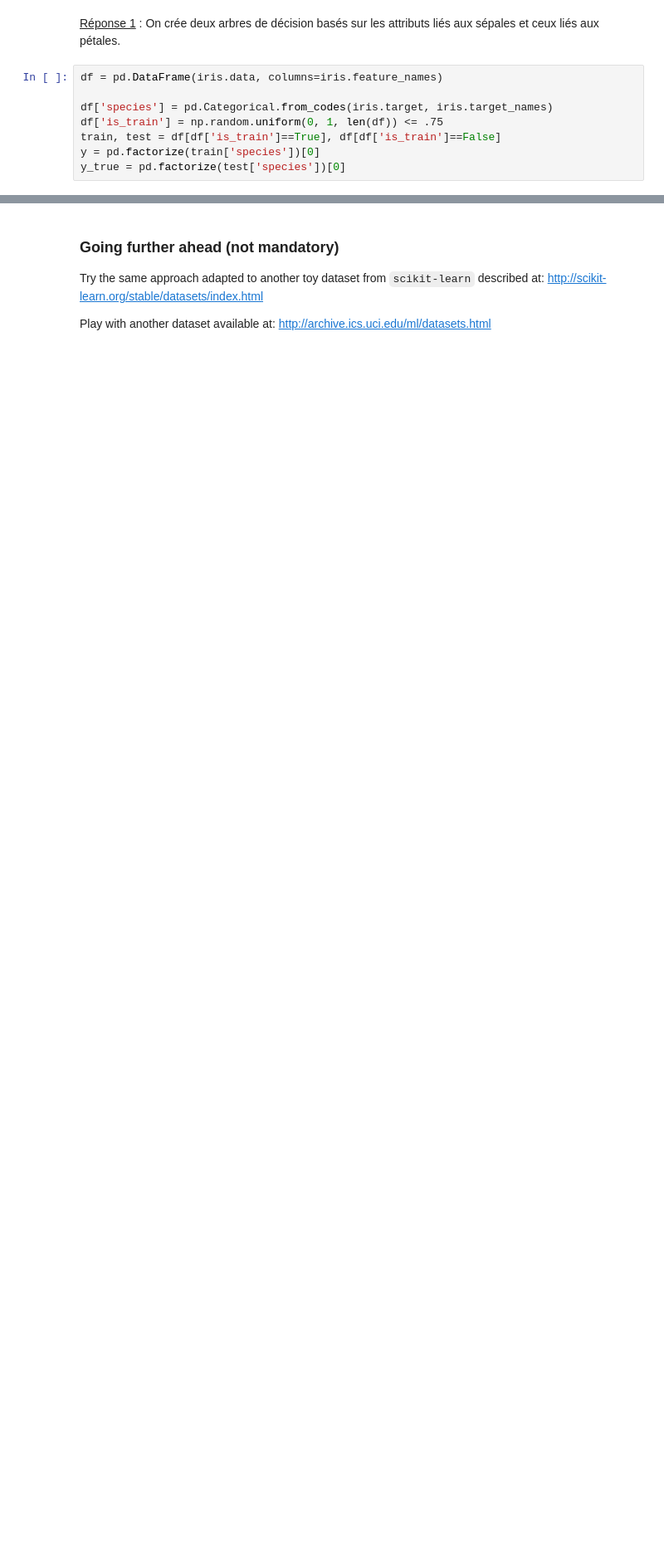
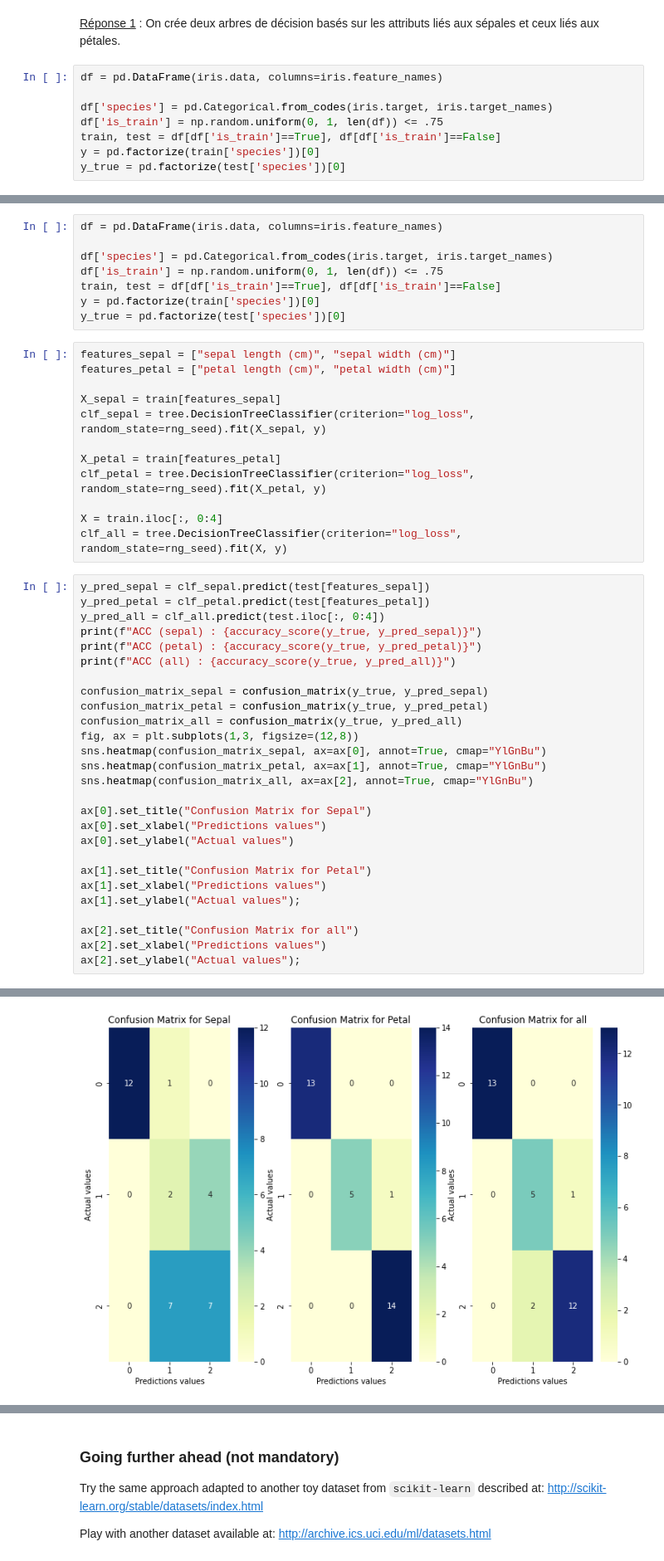
Before and after one commit to heez77/g3_decision, a Jupyter notebook: TP5_Gey_Jean/TP5_Gey_Jean.ipynb, the cells around one changed output, grey strips where cells are left out. Shown at 83% size. Saved outputs shown, nothing was run; the diff lists cells and outputs as text; blank space fills up the shorter version.

```diff
--- a/TP5_Gey_Jean/TP5_Gey_Jean.ipynb
+++ b/TP5_Gey_Jean/TP5_Gey_Jean.ipynb
@@ -205,0 +340,48 @@ print(accuracy_score(y_true, y_pred_petal))
+# %%
+df = pd.DataFrame(iris.data, columns=iris.feature_names)
+
+df['species'] = pd.Categorical.from_codes(iris.target, iris.target_names)
+df['is_train'] = np.random.uniform(0, 1, len(df)) <= .75
+train, test = df[df['is_train']==True], df[df['is_train']==False]
+y = pd.factorize(train['species'])[0]
+y_true = pd.factorize(test['species'])[0]
+# %%
+features_sepal = ["sepal length (cm)", "sepal width (cm)"]
+features_petal = ["petal length (cm)", "petal width (cm)"]
+
+X_sepal = train[features_sepal]
+clf_sepal = tree.DecisionTreeClassifier(criterion="log_loss", random_state=rng_seed).fit(X_sepal, y)
+
+X_petal = train[features_petal]
+clf_petal = tree.DecisionTreeClassifier(criterion="log_loss", random_state=rng_seed).fit(X_petal, y)
+
+X = train.iloc[:, 0:4]
+clf_all = tree.DecisionTreeClassifier(criterion="log_loss", random_state=rng_seed).fit(X, y)
+# %%
+y_pred_sepal = clf_sepal.predict(test[features_sepal])
+y_pred_petal = clf_petal.predict(test[features_petal])
+y_pred_all = clf_all.predict(test.iloc[:, 0:4])
+print(f"ACC (sepal) : {accuracy_score(y_true, y_pred_sepal)}")
+print(f"ACC (petal) : {accuracy_score(y_true, y_pred_petal)}")
+print(f"ACC (all) : {accuracy_score(y_true, y_pred_all)}")
+
+confusion_matrix_sepal = confusion_matrix(y_true, y_pred_sepal)
+confusion_matrix_petal = confusion_matrix(y_true, y_pred_petal)
+confusion_matrix_all = confusion_matrix(y_true, y_pred_all)
+fig, ax = plt.subplots(1,3, figsize=(12,8))
+sns.heatmap(confusion_matrix_sepal, ax=ax[0], annot=True, cmap="YlGnBu")
+sns.heatmap(confusion_matrix_petal, ax=ax[1], annot=True, cmap="YlGnBu")
+sns.heatmap(confusion_matrix_all, ax=ax[2], annot=True, cmap="YlGnBu")
+
+ax[0].set_title("Confusion Matrix for Sepal")
+ax[0].set_xlabel("Predictions values")
+ax[0].set_ylabel("Actual values")
+
+ax[1].set_title("Confusion Matrix for Petal")
+ax[1].set_xlabel("Predictions values")
+ax[1].set_ylabel("Actual values");
+
+ax[2].set_title("Confusion Matrix for all")
+ax[2].set_xlabel("Predictions values")
+ax[2].set_ylabel("Actual values");
+# %% [output]
@@ -205,0 +391 @@ print(accuracy_score(y_true, y_pred_petal))
+[figure, added]
```
Also changed, not shown: parts of 57 cells of this notebook, 11 other files.
